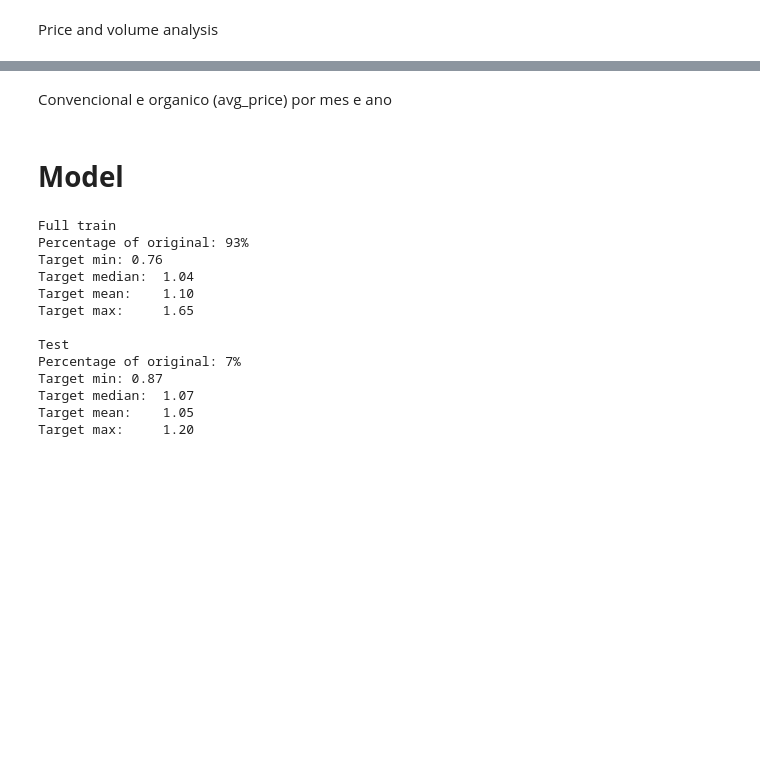
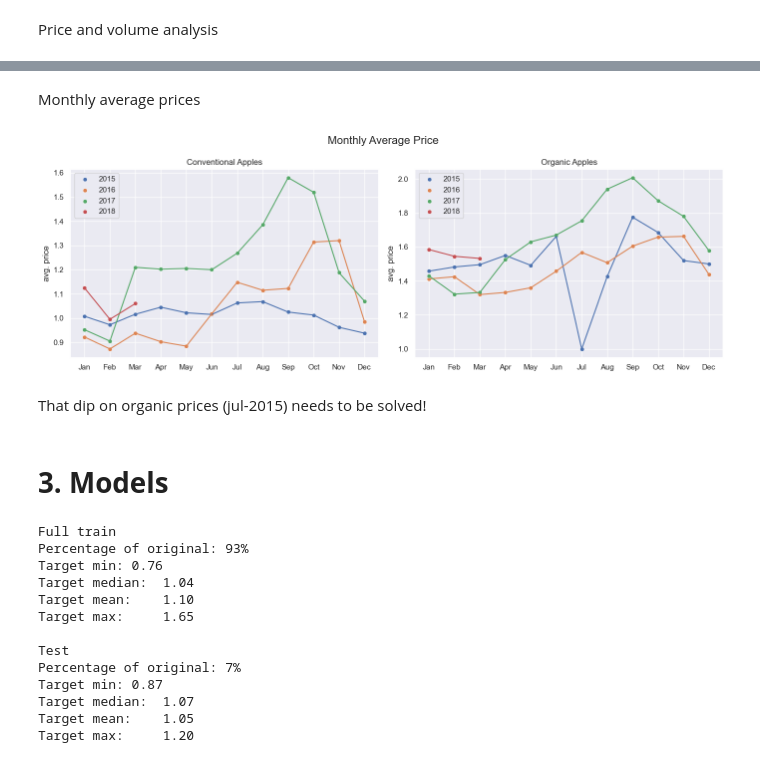
Before and after one commit to marcelomoraiscloser/apple_price, a Jupyter notebook: ApplePricePredictor.ipynb, the cells around one changed output, grey strips where cells are left out. Drawn from its saved outputs; the diff is of its cells as text; code cells hidden in the pictures; blank space fills up the shorter version.

```diff
--- a/ApplePricePredictor.ipynb
+++ b/ApplePricePredictor.ipynb
@@ -179,7 +182,42 @@ print(df_org['average_price'].min())
-# %% [markdown]
-Convencional e organico (avg_price) por mes e ano
-# %% [markdown]
-# **Model**
+# %% [markdown]
+Monthly average prices
+# %%
+def groupby_month(d): #Group by month and average the price
+    d_new = d.groupby('month')['average_price'].mean().reset_index()
+    months = ['Jan', 'Feb', 'Mar', 'Apr', 'May', 'Jun', 'Jul', 'Aug', 'Sep', 'Oct', 'Nov', 'Dec']
+    d_new['month'] = d_new['month'].apply(lambda x: months[x - 1])
+    return d_new #Returns list of average prices for each month
+
+def grafico_fixe(d): #escolham um melhor nome pls
+    years = d['year'].unique()
+    for year in years:
+        provisoria = groupby_month(d[d['year']==year])
+        sns.scatterplot(x=provisoria['month'], y=provisoria['average_price'], label=year)
+        plt.plot(provisoria['month'], provisoria['average_price'])
+# %%
+plt.figure(figsize=(14, 5))
+plt.suptitle('Monthly Average Price', fontsize=16)
+
+plt.subplot(1, 2, 1) #1st plot
+grafico_fixe(df_conv)
+plt.xlabel('')
+plt.ylabel('avg. price')
+plt.title('Conventional Apples')
+plt.legend(loc='upper left')
+
+plt.subplot(1, 2, 2) #2nd plot
+grafico_fixe(df_org)
+plt.xlabel('')
+plt.ylabel('avg. price')
+plt.title('Organic Apples')
+plt.legend()
+plt.tight_layout()
+# %% [output]
+[figure, added]
+# %% [markdown]
+That dip on organic prices (jul-2015) needs to be solved!
+# %% [markdown]
+# **3. Models**
 # %%
 df_conv['target'] = df_conv['average_price'].shift(-1)
 df_conv = df_conv.loc[df_conv['target'].notna()].copy().reset_index(drop = True)
```
Also changed, not shown: parts of 21 cells of this notebook.
